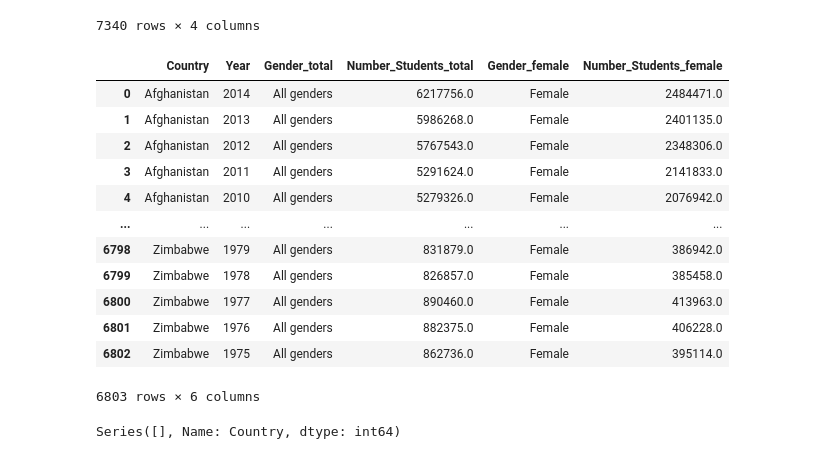
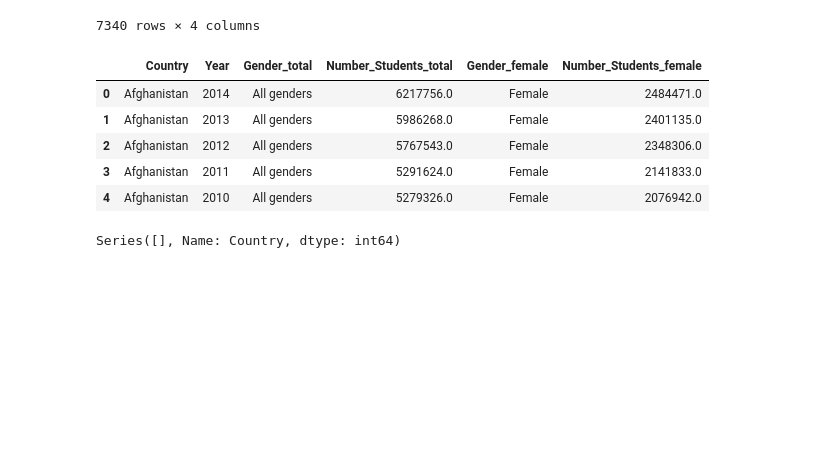
Before and after one commit to nss-data-science-cohort-4/dq1-undata-matttparker, a Jupyter notebook: notebooks/UN_Data_Exploration.ipynb, the cells around one changed output. Drawn from its saved outputs; the diff is of its cells as text; code cells hidden in the pictures; blank space fills up the shorter version.

```diff
--- a/notebooks/UN_Data_Exploration.ipynb
+++ b/notebooks/UN_Data_Exploration.ipynb
@@ -795,21 +811,14 @@ primary_education_all_genders
 7340 rows × 4 columns
 # %%
 primary_education_proportion = primary_education_all_genders.merge(primary_education_female, on=['Country', 'Year'], suffixes=('_total', '_female'))
-primary_education_proportion
+primary_education_proportion.head()
 # %% [output]
 |  | Country | Year | Gender_total | Number_Students_total | Gender_female | Number_Students_female |
 | 0 | Afghanistan | 2014 | All genders | 6217756.0 | Female | 2484471.0 |
 | 1 | Afghanistan | 2013 | All genders | 5986268.0 | Female | 2401135.0 |
 | 2 | Afghanistan | 2012 | All genders | 5767543.0 | Female | 2348306.0 |
 | 3 | Afghanistan | 2011 | All genders | 5291624.0 | Female | 2141833.0 |
 | 4 | Afghanistan | 2010 | All genders | 5279326.0 | Female | 2076942.0 |
-| ... | ... | ... | ... | ... | ... | ... |
-| 6798 | Zimbabwe | 1979 | All genders | 831879.0 | Female | 386942.0 |
-| 6799 | Zimbabwe | 1978 | All genders | 826857.0 | Female | 385458.0 |
-| 6800 | Zimbabwe | 1977 | All genders | 890460.0 | Female | 413963.0 |
-| 6801 | Zimbabwe | 1976 | All genders | 882375.0 | Female | 406228.0 |
-| 6802 | Zimbabwe | 1975 | All genders | 862736.0 | Female | 395114.0 |
-6803 rows × 6 columns
 # %%
 #Finding the Countries with NaN values. After looking at each country individually, most of the NaNs come from earlier years.
 #Likely, they did have female students, they just didn't report each gender individually at the time.
```
Also changed, not shown: parts of 35 cells of this notebook, 2 other files.
